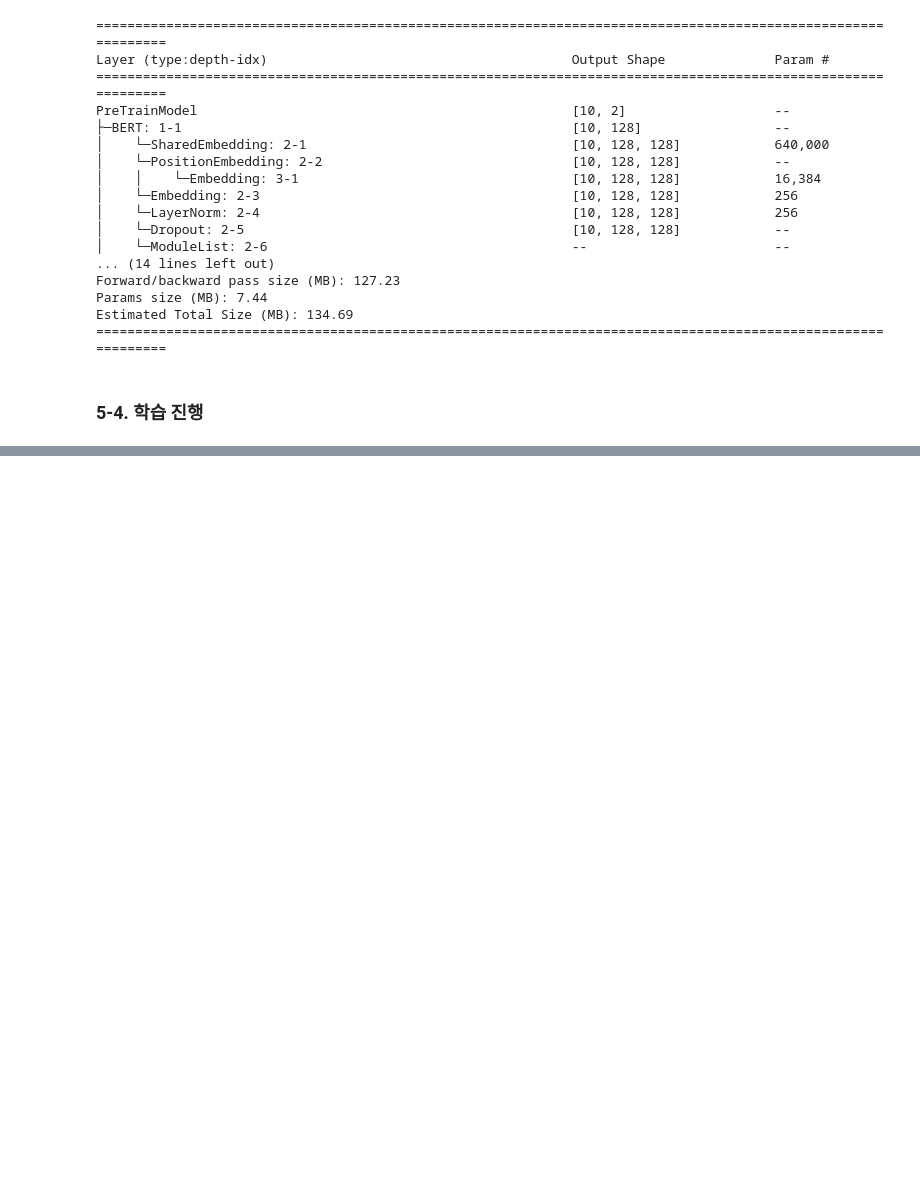
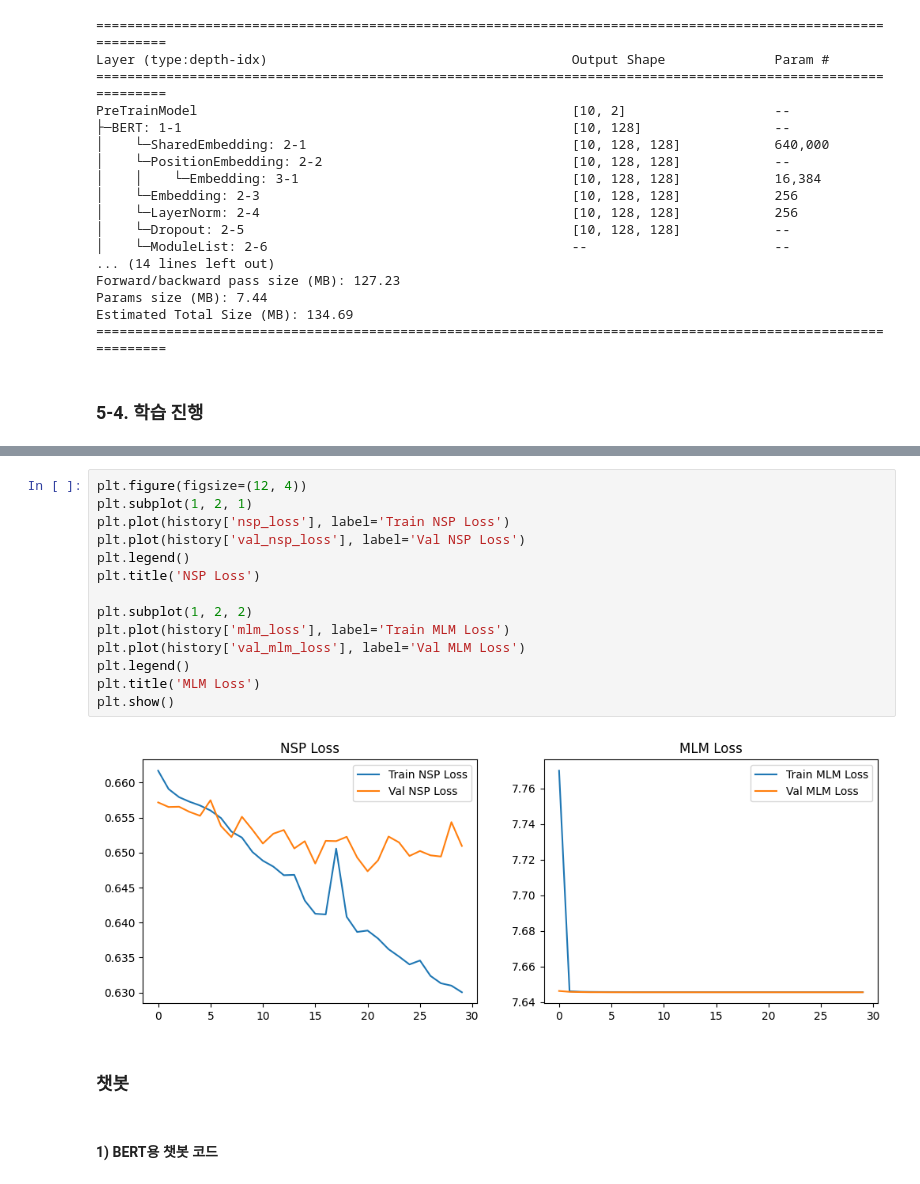
Before and after one commit to jinkyu0105-stack/ha_Park_AIFFEL_quest_eng, a Jupyter notebook: LLM_Aplication/LLM02/BERT_PretraindeModel.ipynb, the cells around one changed output, grey strips where cells are left out. Drawn from its saved outputs; the diff is of its cells as text; blank space fills up the shorter version.

```diff
--- a/LLM_Aplication/LLM02/BERT_PretraindeModel.ipynb
+++ b/LLM_Aplication/LLM02/BERT_PretraindeModel.ipynb
@@ -1880,0 +2221,20 @@ plt.show()
+# %%
+plt.figure(figsize=(12, 4))
+plt.subplot(1, 2, 1)
+plt.plot(history['nsp_loss'], label='Train NSP Loss')
+plt.plot(history['val_nsp_loss'], label='Val NSP Loss')
+plt.legend()
+plt.title('NSP Loss')
+
+plt.subplot(1, 2, 2)
+plt.plot(history['mlm_loss'], label='Train MLM Loss')
+plt.plot(history['val_mlm_loss'], label='Val MLM Loss')
+plt.legend()
+plt.title('MLM Loss')
+plt.show()
+# %% [output]
+[figure, added]
+# %% [markdown]
+### 챗봇
+# %% [markdown]
+#### 1) BERT용 챗봇 코드
```
Also changed, not shown: parts of 50 cells of this notebook.
